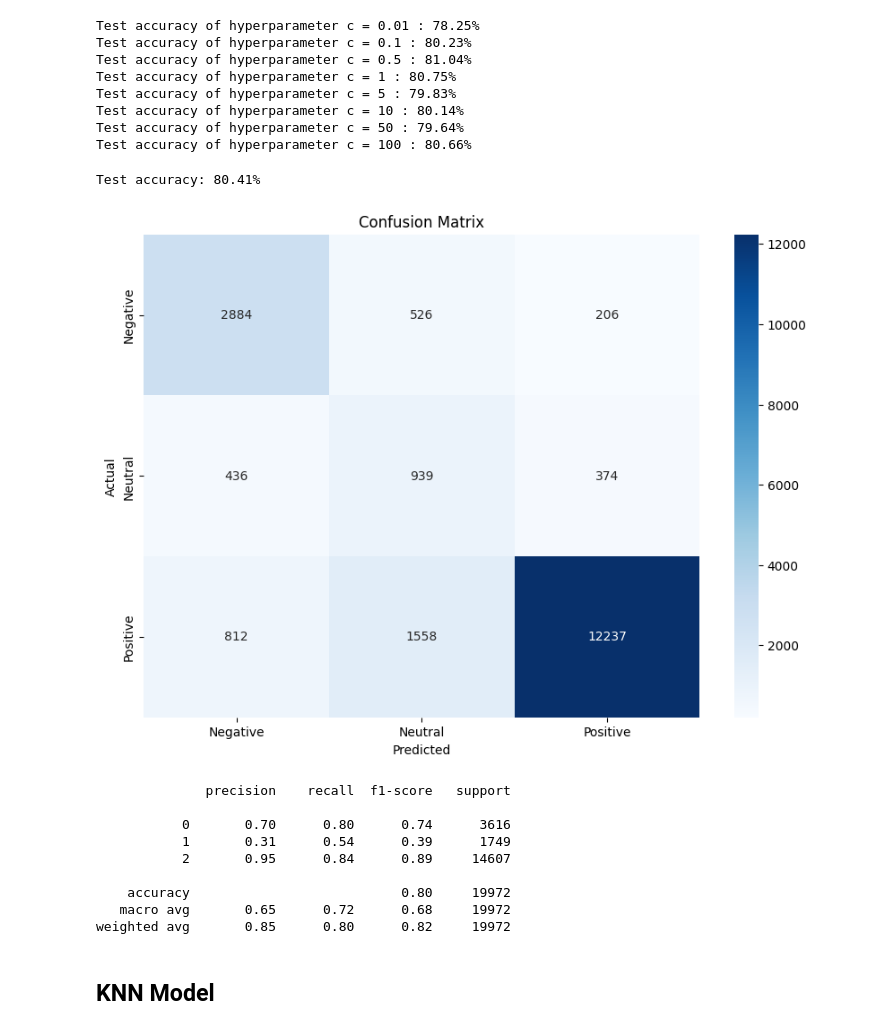
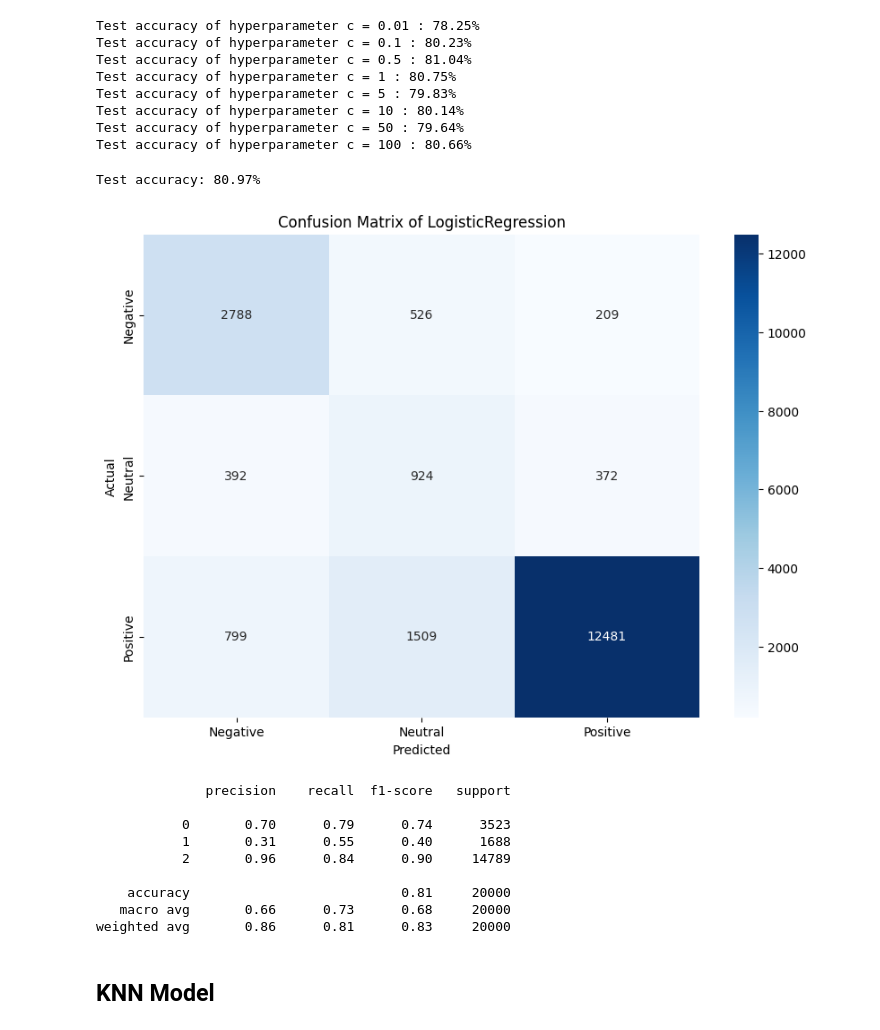
Before and after one commit to Pongsiri-G/Products-Rating-Prediction-from-Review-Text, a Jupyter notebook: 4.Model Development.ipynb, the cells around one changed output. Cells and saved outputs as stored; diff of their text form; code cells hidden in the pictures.

```diff
--- a/4.Model Development.ipynb
+++ b/4.Model Development.ipynb
@@ -197,5 +189,3 @@ df.head()
-# %%
-df = pd.read_csv("software-text.csv")
 # %%
 df.head()
 # %% [output]
@@ -335,37 +323,37 @@ Test accuracy of hyperparameter c = 10 : 80.14%
 Test accuracy of hyperparameter c = 50 : 79.64%
 Test accuracy of hyperparameter c = 100 : 80.66%
 # %%
-logistic_reg=LogisticRegression(C=100)
+logistic_reg=LogisticRegression(C=1)
 logistic_reg.fit(ros_X_train,ros_y_train)
 logistic_reg_pred=logistic_reg.predict(x_test)
 logistic_reg_acc=accuracy_score(logistic_reg_pred,y_test)
 
 print("Test accuracy: {:.2f}%".format(logistic_reg_acc*100))
 
 # Plot confusion matrix
 cm = confusion_matrix(y_test, logistic_reg_pred)
 plt.figure(figsize=(10, 7))
 sns.heatmap(cm, annot=True, fmt='d', cmap='Blues',
             xticklabels=['Negative', 'Neutral', 'Positive'],
             yticklabels=['Negative', 'Neutral', 'Positive'])
 plt.xlabel('Predicted')
 plt.ylabel('Actual')
 plt.title('Confusion Matrix of LogisticRegression')
 plt.show()
 
 print(classification_report(y_test,logistic_reg_pred))
 # %% [output]
-Test accuracy: 80.41%
+Test accuracy: 80.97%
-[figure, old version]
+[figure, new version]
               precision    recall  f1-score   support
 
-           0       0.70      0.80      0.74      3616
-           1       0.31      0.54      0.39      1749
-           2       0.95      0.84      0.89     14607
+           0       0.70      0.79      0.74      3523
+           1       0.31      0.55      0.40      1688
+           2       0.96      0.84      0.90     14789
 
-    accuracy                           0.80     19972
-   macro avg       0.65      0.72      0.68     19972
-weighted avg       0.85      0.80      0.82     19972
+    accuracy                           0.81     20000
+   macro avg       0.66      0.73      0.68     20000
+weighted avg       0.86      0.81      0.83     20000
 # %% [markdown]
 ## KNN Model
 # %%
```
Also changed, not shown: parts of 12 cells of this notebook, 1 other file.
